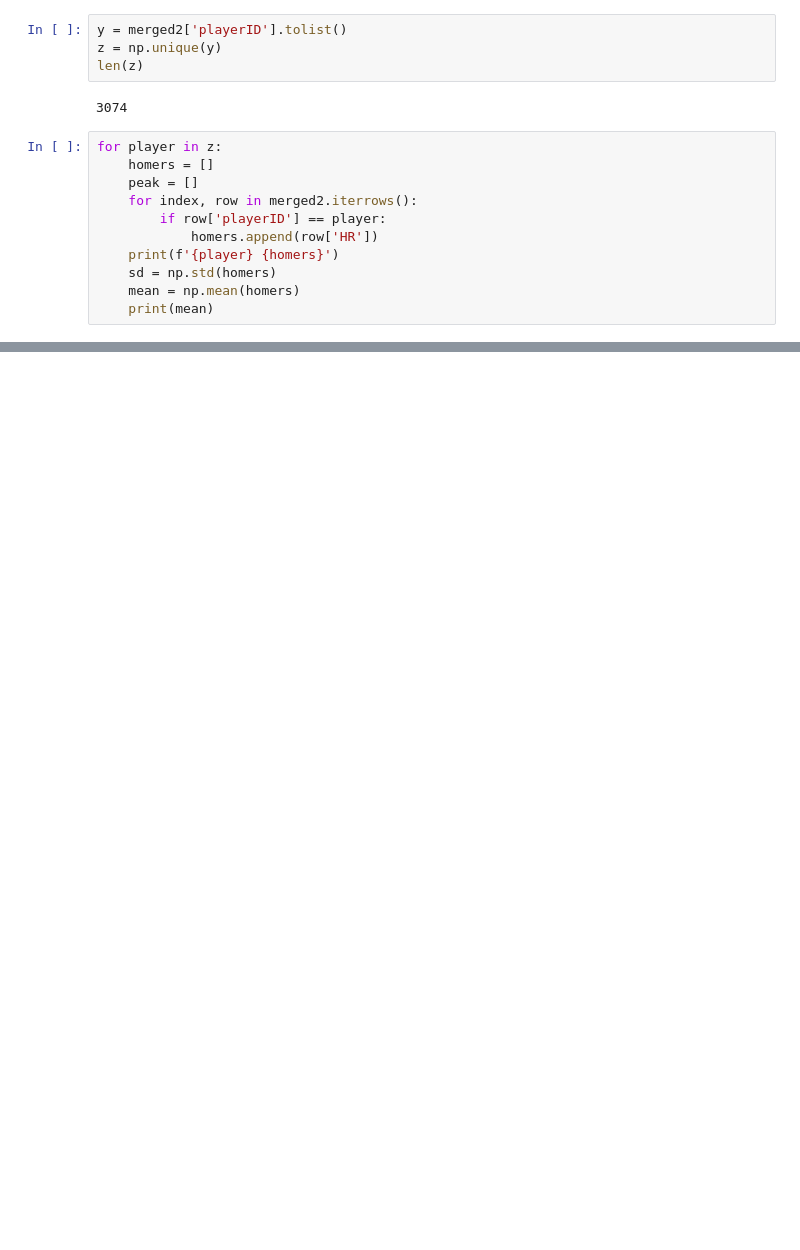
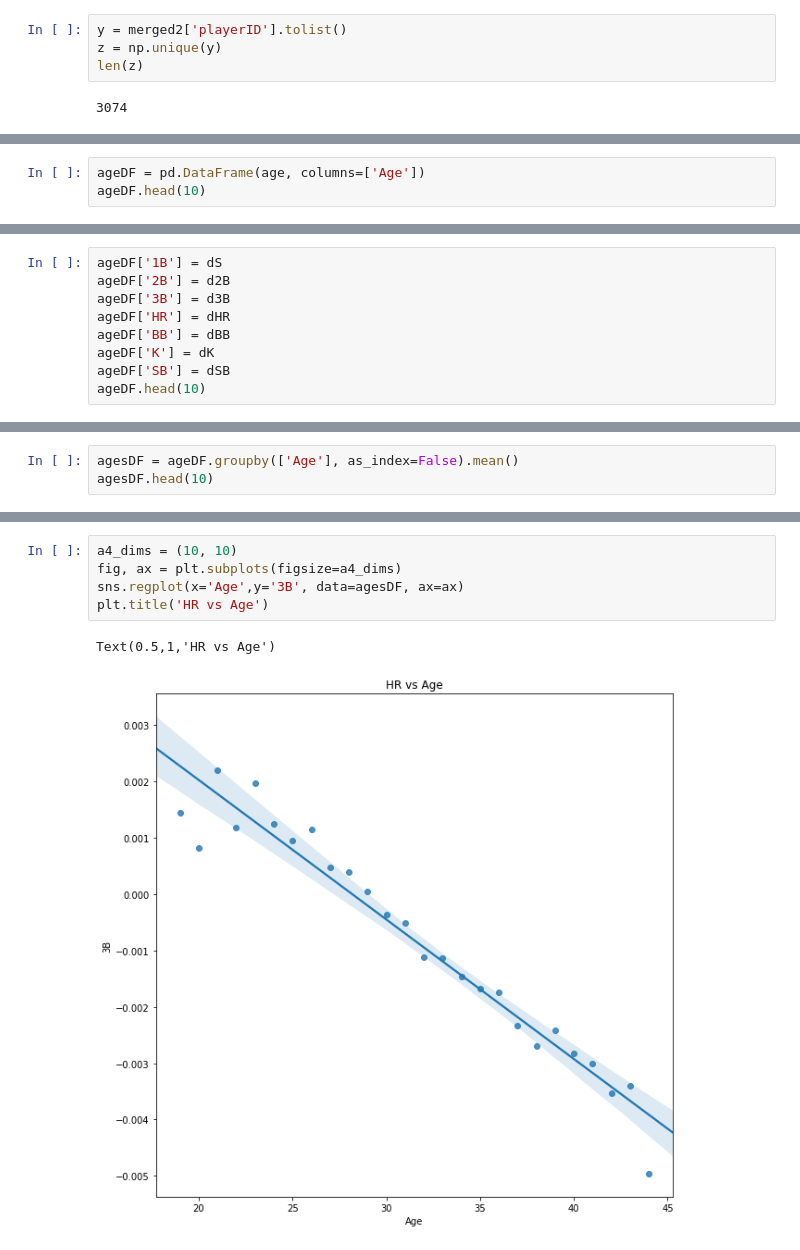
Before and after one commit to AGBarbour/Project-1, a Jupyter notebook: Batting.ipynb, the cells around one changed output, grey strips where cells are left out. Cells and saved outputs as stored; diff of their text form; blank space fills up the shorter version.

```diff
--- a/Batting.ipynb
+++ b/Batting.ipynb
@@ -117,14 +218,3 @@ z = np.unique(y)
 len(z)
 # %% [output]
 3074
-# %%
-for player in z:
-    homers = []
-    peak = []
-    for index, row in merged2.iterrows():
-        if row['playerID'] == player:
-            homers.append(row['HR'])
-    print(f'{player} {homers}')
-    sd = np.std(homers)
-    mean = np.mean(homers)
-    print(mean)
@@ -162,0 +284,3 @@ homers
+# %%
+ageDF = pd.DataFrame(age, columns=['Age'])
+ageDF.head(10)
@@ -162,0 +299,9 @@ homers
+# %%
+ageDF['1B'] = dS
+ageDF['2B'] = d2B
+ageDF['3B'] = d3B
+ageDF['HR'] = dHR
+ageDF['BB'] = dBB
+ageDF['K'] = dK
+ageDF['SB'] = dSB
+ageDF.head(10)
@@ -162,0 +320,3 @@ homers
+# %%
+agesDF = ageDF.groupby(['Age'], as_index=False).mean()
+agesDF.head(10)
@@ -162,0 +335,8 @@ homers
+# %%
+a4_dims = (10, 10)
+fig, ax = plt.subplots(figsize=a4_dims)
+sns.regplot(x='Age',y='3B', data=agesDF, ax=ax)
+plt.title('HR vs Age')
+# %% [output]
+Text(0.5,1,'HR vs Age')
+[figure, added]
```
Also changed, not shown: parts of 15 cells of this notebook.
